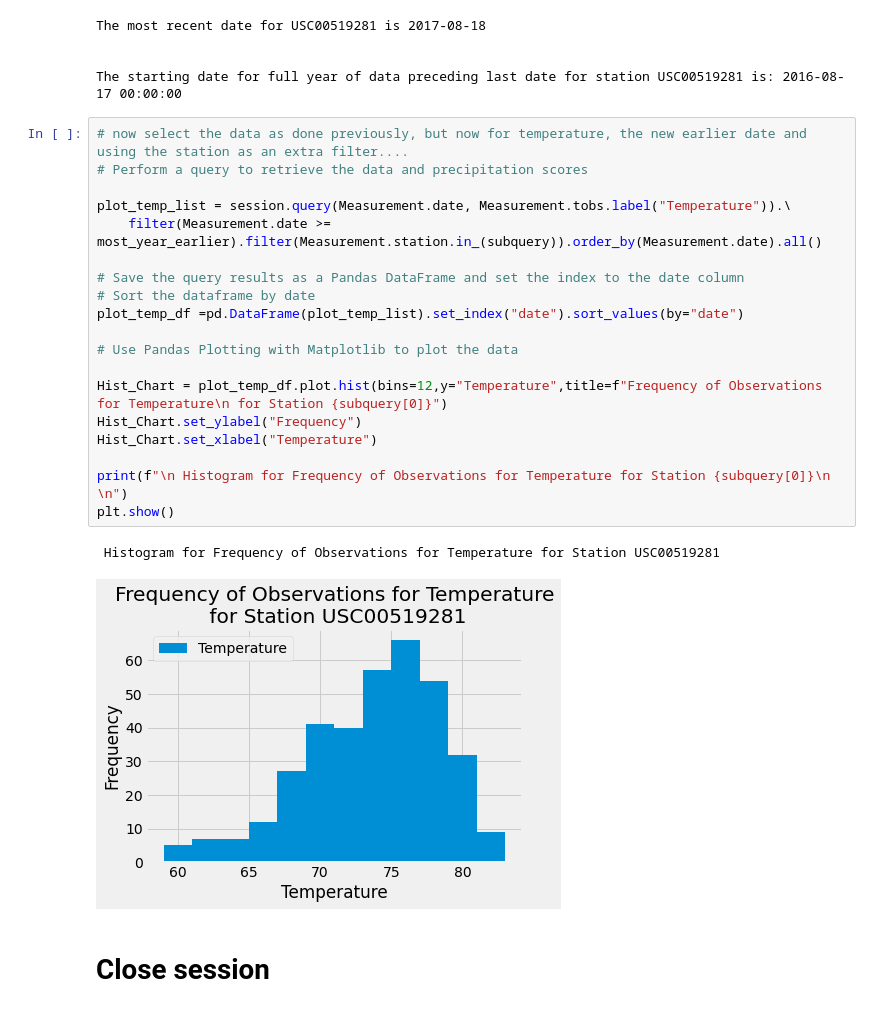
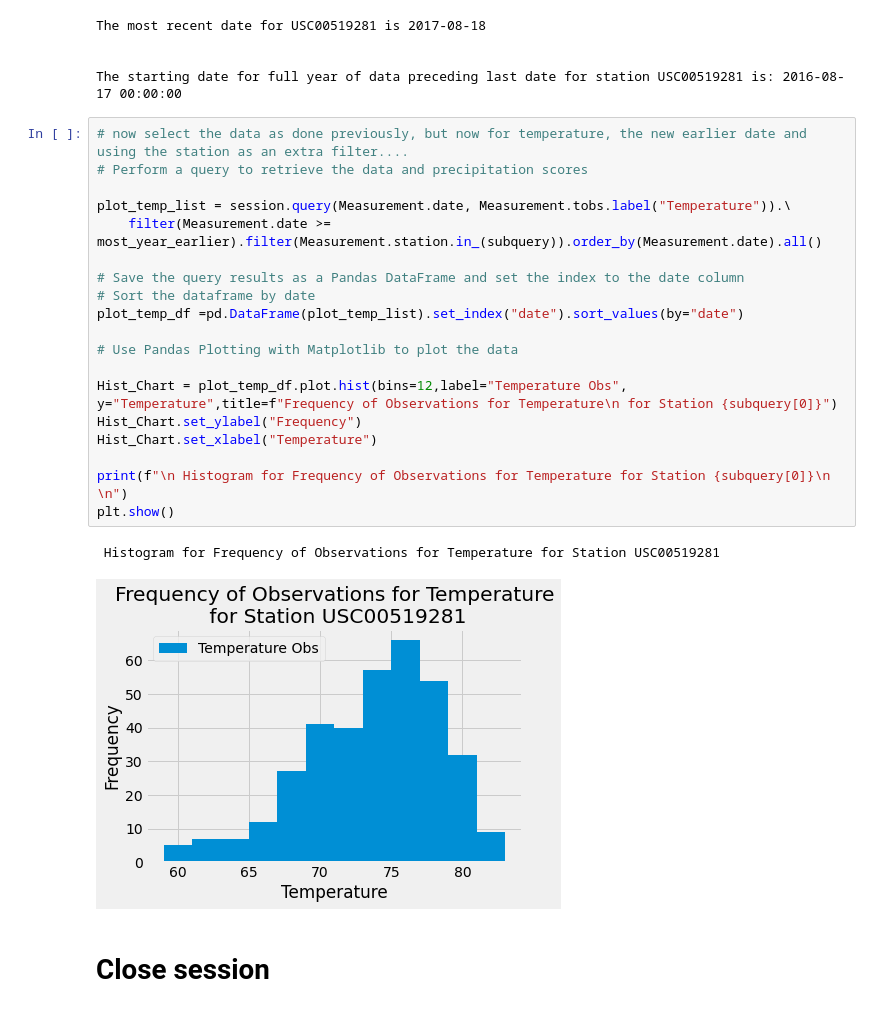
Before and after one commit to EdOber-DA/sqlalchemy-challenge, a Jupyter notebook: climate_analysis.ipynb, the cells around one changed output. Cells and saved outputs as stored; diff of their text form.

```diff
--- a/climate_analysis.ipynb
+++ b/climate_analysis.ipynb
@@ -237,25 +237,25 @@ The starting date for full year of data preceding last date for station USC00519
 # %%
 # now select the data as done previously, but now for temperature, the new earlier date and using the station as an extra filter....
 # Perform a query to retrieve the data and precipitation scores
 
 plot_temp_list = session.query(Measurement.date, Measurement.tobs.label("Temperature")).\
     filter(Measurement.date >= most_year_earlier).filter(Measurement.station.in_(subquery)).order_by(Measurement.date).all()
 
 # Save the query results as a Pandas DataFrame and set the index to the date column
 # Sort the dataframe by date
 plot_temp_df =pd.DataFrame(plot_temp_list).set_index("date").sort_values(by="date")
 
 # Use Pandas Plotting with Matplotlib to plot the data
 
-Hist_Chart = plot_temp_df.plot.hist(bins=12,y="Temperature",title=f"Frequency of Observations for Temperature\n for Station {subquery[0]}")
+Hist_Chart = plot_temp_df.plot.hist(bins=12,label="Temperature Obs", y="Temperature",title=f"Frequency of Observations for Temperature\n for Station {subquery[0]}")
 Hist_Chart.set_ylabel("Frequency")
 Hist_Chart.set_xlabel("Temperature")
 
 print(f"\n Histogram for Frequency of Observations for Temperature for Station {subquery[0]}\n \n")
 plt.show()
 # %% [output]
  Histogram for Frequency of Observations for Temperature for Station USC00519281
-[figure, old version]
+[figure, new version]
 # %% [markdown]
 # Close session
 # %%
```
Also changed, not shown: 1 other file.
